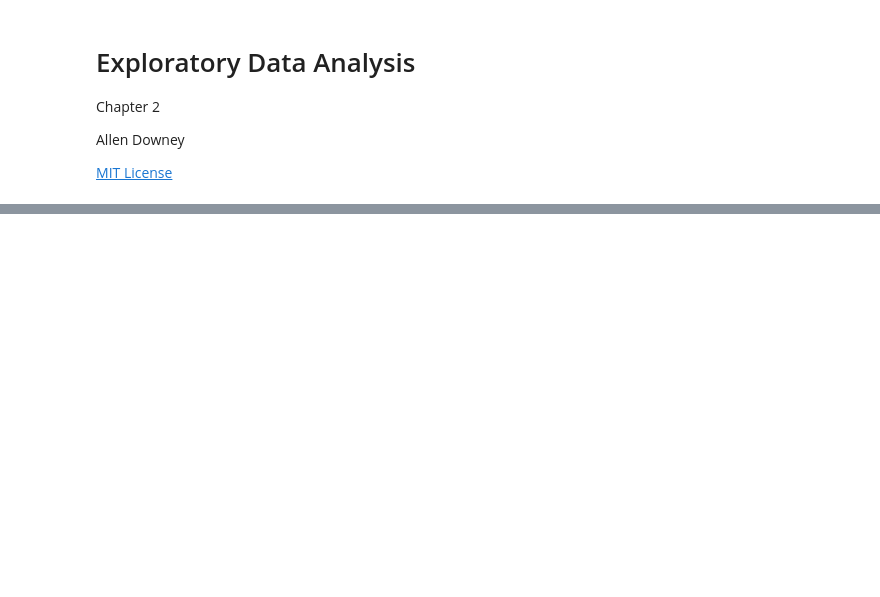
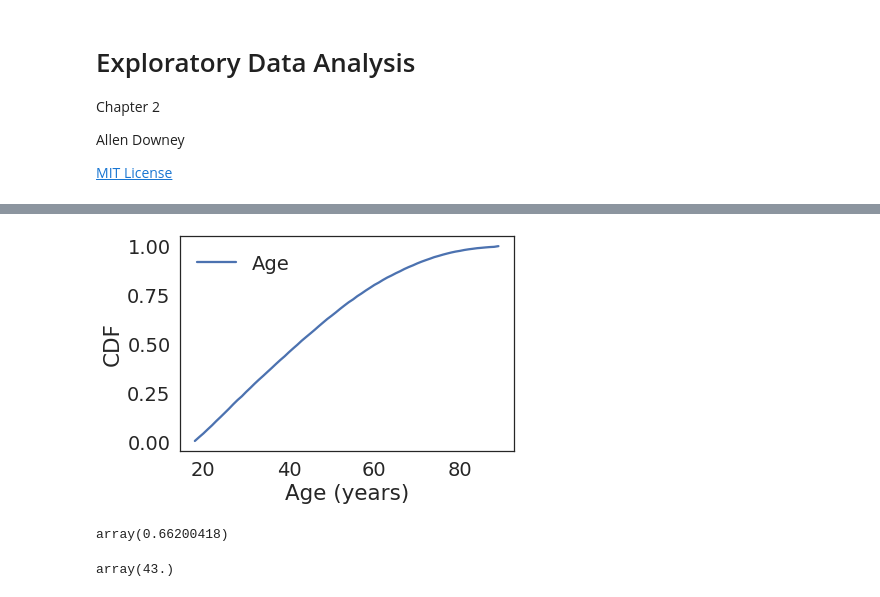
Before and after one commit to AllenDowney/ExploratoryDataAnalysis, a Jupyter notebook: eda_chap2.ipynb, the cells around one changed output, grey strips where cells are left out. Drawn from its saved outputs; the diff is of its cells as text; code cells hidden in the pictures; blank space fills up the shorter version.

```diff
--- a/eda_chap2.ipynb
+++ b/eda_chap2.ipynb
@@ -281,0 +394,15 @@ brfss.describe()
+# %%
+cdf_age = Cdf(age, name='Age')
+# %%
+cdf_age.plot()
+decorate(xlabel='Age (years)', ylabel='CDF')
+# %% [output]
+[figure, added]
+# %%
+cdf_age.forward(51)
+# %% [output]
+array(0.66200418)
+# %%
+cdf_age.inverse(0.5)
+# %% [output]
+array(43.)
```
Also changed, not shown: parts of 67 cells of this notebook, 5 other files.
